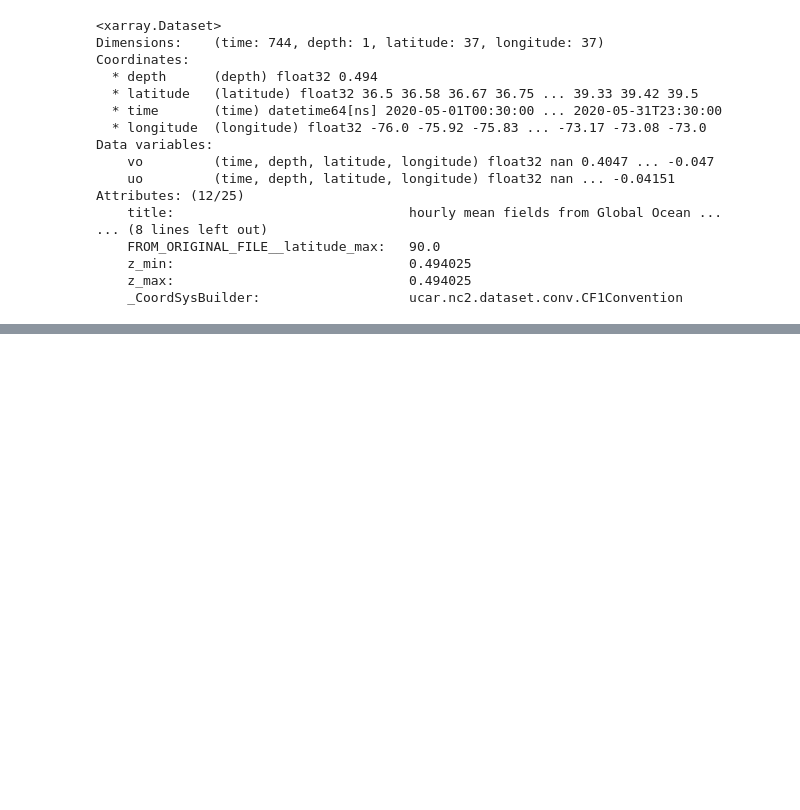
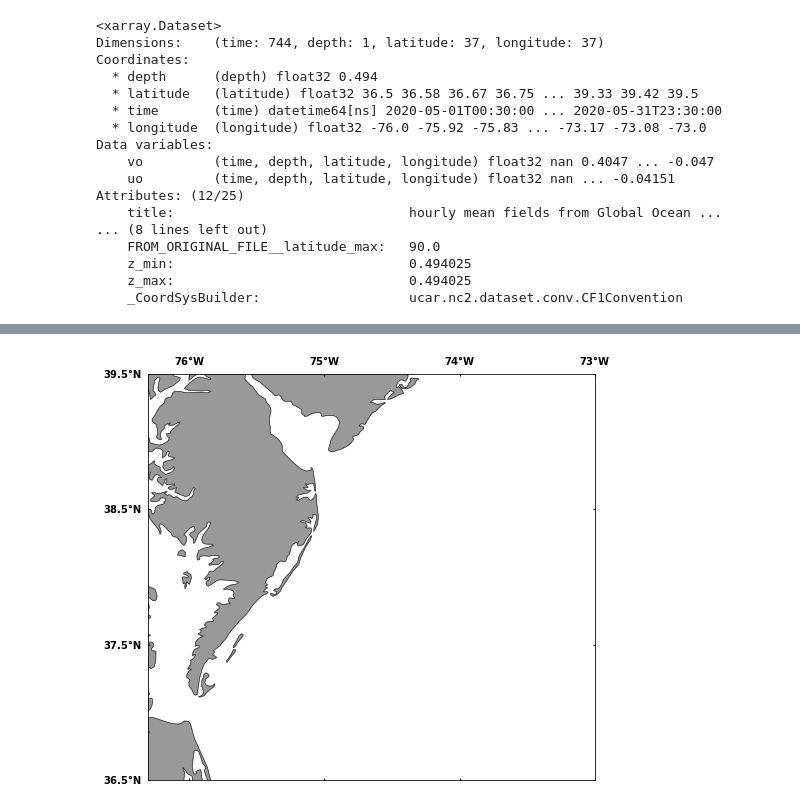
Before and after one commit to oceanhackweek/ohw21-proj-coastal-radar, a Jupyter notebook: visualization-HFR-CMEMS.ipynb, the cells around one changed output, grey strips where cells are left out. Cells and saved outputs as stored; diff of their text form; code cells hidden in the pictures; blank space fills up the shorter version.

Commit message:
vector field map - animation test

```diff
--- a/visualization-HFR-CMEMS.ipynb
+++ b/visualization-HFR-CMEMS.ipynb
@@ -121,21 +105,17 @@ datah.time, datam.time
 # %%
 # calculate the magnitude of surface currents
-magh = np.sqrt(datah.u.values**2+datah.v.values**2)
-magm = np.sqrt(datam.uo.values**2+datam.vo.values**2)
+Magh = np.sqrt(datah.u**2+datah.v**2)
+Magm = np.sqrt(datam.uo**2+datam.vo**2)
 
 # create the mesh
 xh, yh = np.meshgrid(datah.lon.values,datah.lat.values)
 xm, ym = np.meshgrid(datam.longitude.values,datam.latitude.values)
 
 # mask data
-magh = np.ma.masked_invalid(magh)
-magm = np.ma.masked_invalid(magm).squeeze()
-uh = np.ma.masked_invalid(datah.u.values)
-vh = np.ma.masked_invalid(datah.v.values)
-um = np.ma.masked_invalid(datam.uo.values).squeeze()
-vm = np.ma.masked_invalid(datam.vo.values).squeeze()
+Magh = np.ma.masked_invalid(Magh)
+Magm = np.ma.masked_invalid(Magm).squeeze()
+Uh = np.ma.masked_invalid(datah.u.values)
+Vh = np.ma.masked_invalid(datah.v.values)
+Um = np.ma.masked_invalid(datam.uo.values).squeeze()
+Vm = np.ma.masked_invalid(datam.vo.values).squeeze()
-# %%
-uh = griddata((xh.ravel(),yh.ravel()),uh.ravel(),(xm,ym))
-vh = griddata((xh.ravel(),yh.ravel()),vh.ravel(),(xm,ym))
-magh = griddata((xh.ravel(),yh.ravel()),magh.ravel(),(xm,ym))
 # %%
@@ -194,0 +191,68 @@ plt.savefig('map_v1.png', format='png', transparent=False, dpi=300, bbox_inches=
+# %%
+# Create map
+proj = ccrs.PlateCarree()                     # map projection
+fig = plt.figure(1, figsize=(8,12))           # create figure object
+ax = fig.add_subplot(1,1,1,projection=proj)
+ax.set_extent([lonw, lone, lats, latn])
+
+ax.xaxis.set_major_formatter(LongitudeFormatter())
+ax.yaxis.set_major_formatter(LatitudeFormatter())
+
+stp = 1
+lon_ticks = np.around(np.arange(int(lonw),int(lone)+1),stp) #[-75, -74, -73, -72, -71, -70, -69]
+lat_ticks = np.around(np.arange(lats,latn+1),stp)
+
+ax.set_xticks(lon_ticks, crs=ccrs.PlateCarree())
+ax.set_yticks(lat_ticks, crs=ccrs.PlateCarree())
+
+ax.xaxis.set_tick_params(which='major', size=2., width=1,
+                         direction='in', top='on', pad=7)
+ax.yaxis.set_tick_params(which='major', size=2., width=1,
+                         direction='in', right='on',pad=7)
+
+ax.tick_params(labelleft=True,labelbottom=False,labeltop=True,labelright=False)
+ax.add_feature(cfeature.LAND.with_scale('10m'), facecolor='k', alpha=0.4)
+ax.coastlines(resolution='10m',linewidth=0.3)
+
+#vmax = np.nanmean(magh)+2*np.nanstd(magh)
+#bounds = np.linspace(0,vmax,5)
+#norm = mpl.colors.Normalize(vmin=0., vmax=vmax)
+
+def plot_map(i):
+    uh = griddata((xh.ravel(),yh.ravel()),Uh[i].ravel(),(xm,ym))
+    vh = griddata((xh.ravel(),yh.ravel()),Vh[i].ravel(),(xm,ym))
+    magh = griddata((xh.ravel(),yh.ravel()),Magh[i].ravel(),(xm,ym))
+
+    um, vm, magm = Um[i], Vm[i], Magm[i]
+
+    # plot current vectors
+    c1, c2 = 'C1', 'C0'
+    cf1=ax.quiver(xm,ym,uh,vh,color=c1,#magh,cmap=cmo.cm.tempo,
+                 scale=10,width=.004,zorder=2)
+    cf2=ax.quiver(xm,ym,um,vm,color=c2,#magm,cmap=cmo.cm.amp,
+                 scale=10,width=.003,zorder=1)
+
+    # add the scale for the currents magnitude
+    qk = ax.quiverkey(cf1, 0.25, 0.65, 0.5, label='HFR: 0.5 m s$^{-1}$', labelpos='N',
+                       coordinates='figure', labelcolor=c1)
+    qk = ax.quiverkey(cf2, 0.25, 0.62, 0.5, label='CMEMS: 0.5 m s$^{-1}$', labelpos='N',
+                       coordinates='figure', labelcolor=c2)
+
+    # time stamp
+    the_time = np.datetime_as_string(datah.time.values[i], unit='h')#'%Y-%m-%d')
+    the_time = the_time[:10]+' %sH'%the_time[11:]
+    ax.text(-75.6,39.25,'Time: {:}'.format(the_time),fontsize=13,va='center', ha='center',
+                 bbox=dict(facecolor='w', alpha=.6),
+             transform=proj)
+    plt.show()
+    #plt.close()
+
+ani = animation.FuncAnimation(
+    plt.gcf(),             # figure
+    plot_map,         # name of the function above
+    frames=range(Vm.shape[0]),       # Could also be iterable or list
+    interval=200,     # ms between frames
+    blit=False
+)
+# %% [output]
+[figure, added]
```
Also changed, not shown: parts of 9 cells of this notebook.
